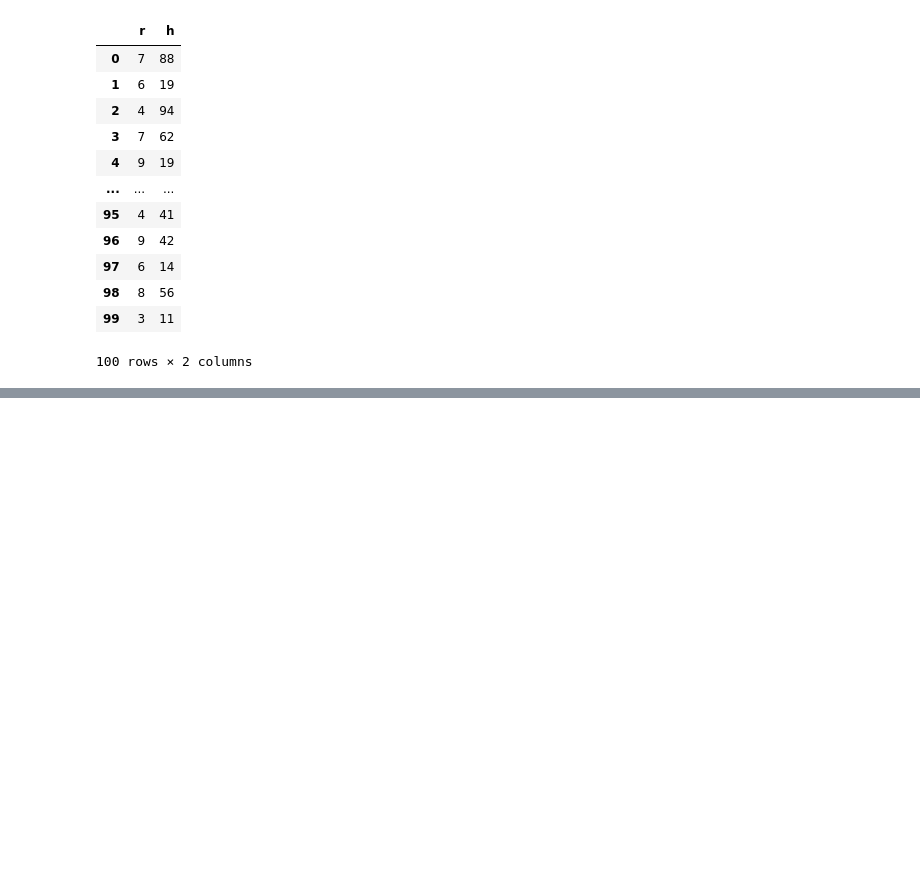
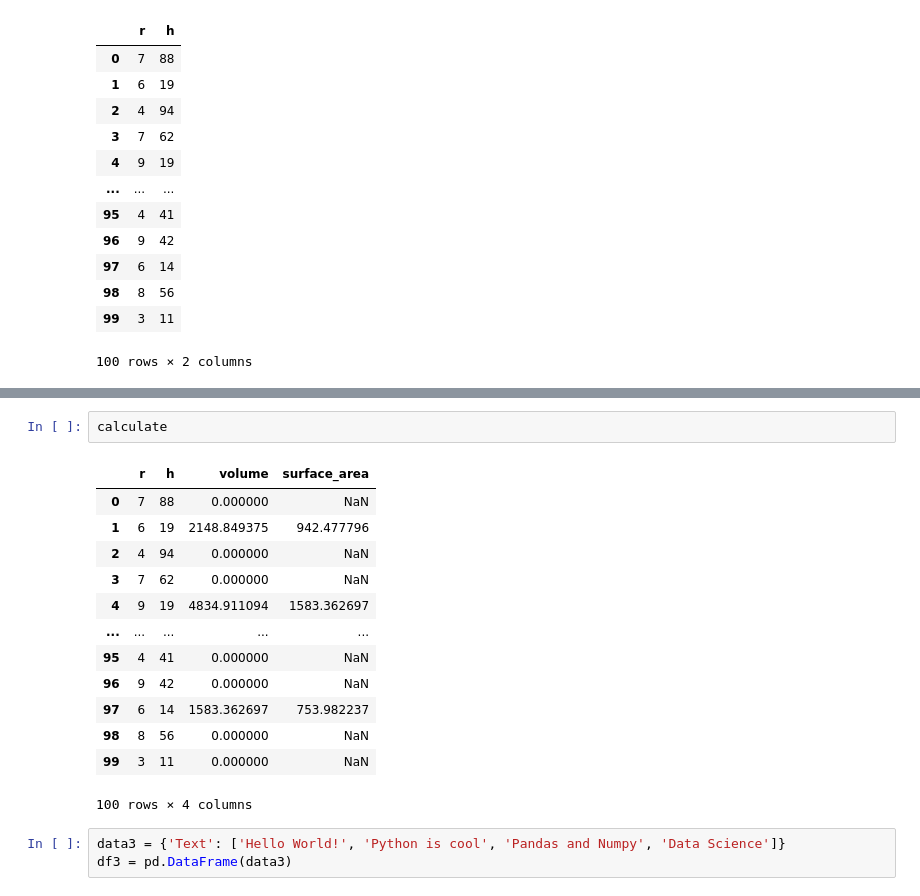
Before and after one commit to omid-sar/Interview-Preparation, a Jupyter notebook: data_manipulation/test.ipynb, the cells around one changed output, grey strips where cells are left out. Drawn from its saved outputs; the diff is of its cells as text; blank space fills up the shorter version.

```diff
--- a/data_manipulation/test.ipynb
+++ b/data_manipulation/test.ipynb
@@ -691,0 +676,19 @@ def calculate_volumn_area(row):
+# %%
+calculate
+# %% [output]
+|  | r | h | volume | surface_area |
+| 0 | 7 | 88 | 0.000000 | NaN |
+| 1 | 6 | 19 | 2148.849375 | 942.477796 |
+| 2 | 4 | 94 | 0.000000 | NaN |
+| 3 | 7 | 62 | 0.000000 | NaN |
+| 4 | 9 | 19 | 4834.911094 | 1583.362697 |
+| ... | ... | ... | ... | ... |
+| 95 | 4 | 41 | 0.000000 | NaN |
+| 96 | 9 | 42 | 0.000000 | NaN |
+| 97 | 6 | 14 | 1583.362697 | 753.982237 |
+| 98 | 8 | 56 | 0.000000 | NaN |
+| 99 | 3 | 11 | 0.000000 | NaN |
+100 rows × 4 columns
+# %%
+data3 = {'Text': ['Hello World!', 'Python is cool', 'Pandas and Numpy', 'Data Science']}
+df3 = pd.DataFrame(data3)
```
Also changed, not shown: parts of 15 cells of this notebook.
